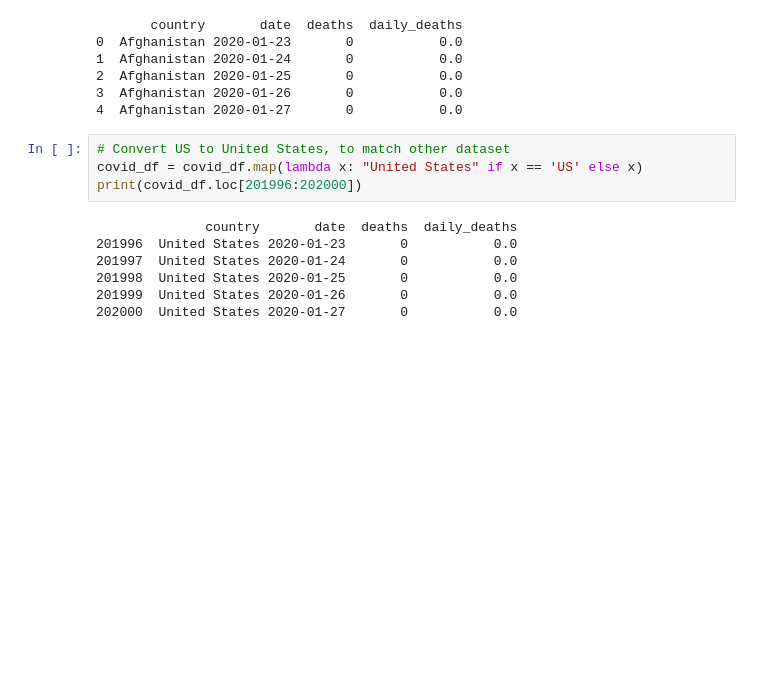
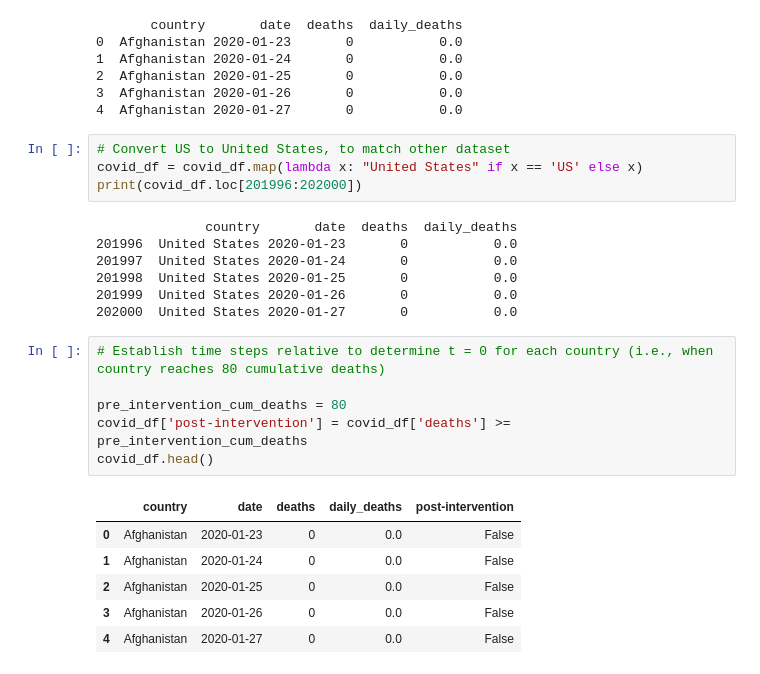
Before and after one commit to Arohrba5/mitx-causal-inference-with-covid-data, a Jupyter notebook: MITx_IDS_S24x_SyntheticInterventionRecitation.ipynb, the cells around one changed output. Drawn from its saved outputs; the diff is of its cells as text; blank space fills up the shorter version.

```diff
--- a/MITx_IDS_S24x_SyntheticInterventionRecitation.ipynb
+++ b/MITx_IDS_S24x_SyntheticInterventionRecitation.ipynb
@@ -80,3 +80,16 @@ print(covid_df.loc[201996:202000])
 201998  United States 2020-01-25       0           0.0
 201999  United States 2020-01-26       0           0.0
 202000  United States 2020-01-27       0           0.0
+# %%
+# Establish time steps relative to determine t = 0 for each country (i.e., when country reaches 80 cumulative deaths)
+
+pre_intervention_cum_deaths = 80
+covid_df['post-intervention'] = covid_df['deaths'] >= pre_intervention_cum_deaths
+covid_df.head()
+# %% [output]
+|  | country | date | deaths | daily_deaths | post-intervention |
+| 0 | Afghanistan | 2020-01-23 | 0 | 0.0 | False |
+| 1 | Afghanistan | 2020-01-24 | 0 | 0.0 | False |
+| 2 | Afghanistan | 2020-01-25 | 0 | 0.0 | False |
+| 3 | Afghanistan | 2020-01-26 | 0 | 0.0 | False |
+| 4 | Afghanistan | 2020-01-27 | 0 | 0.0 | False |
```
Also changed, not shown: parts of 13 cells of this notebook.
